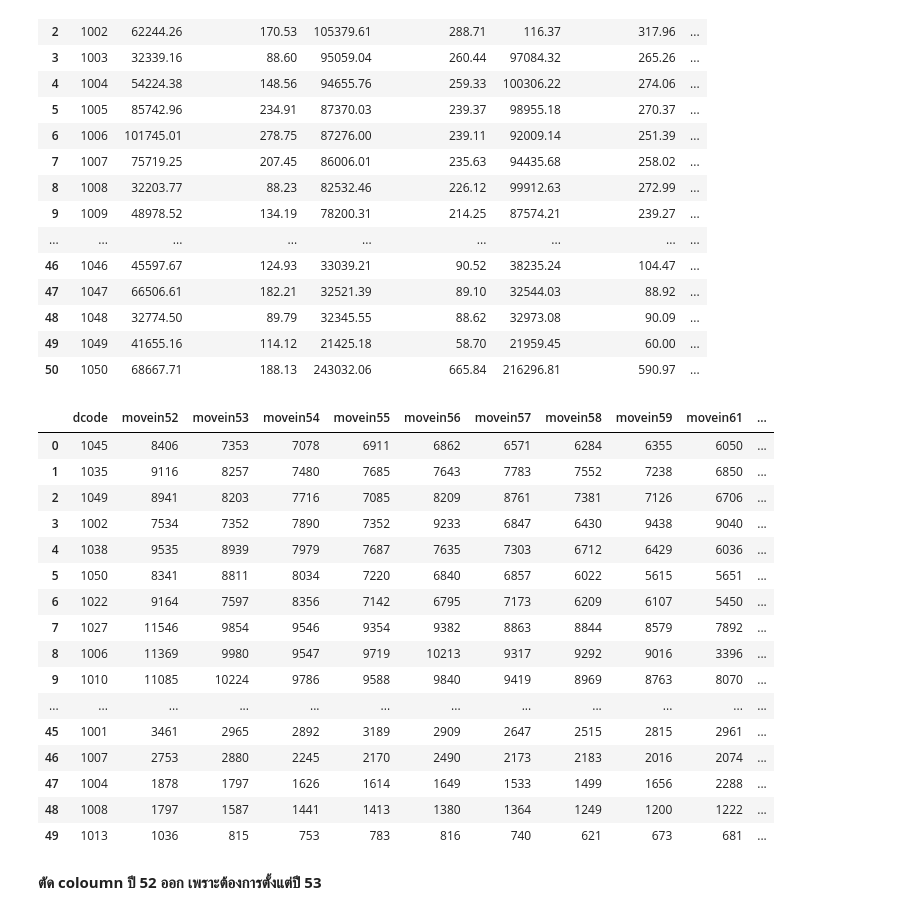
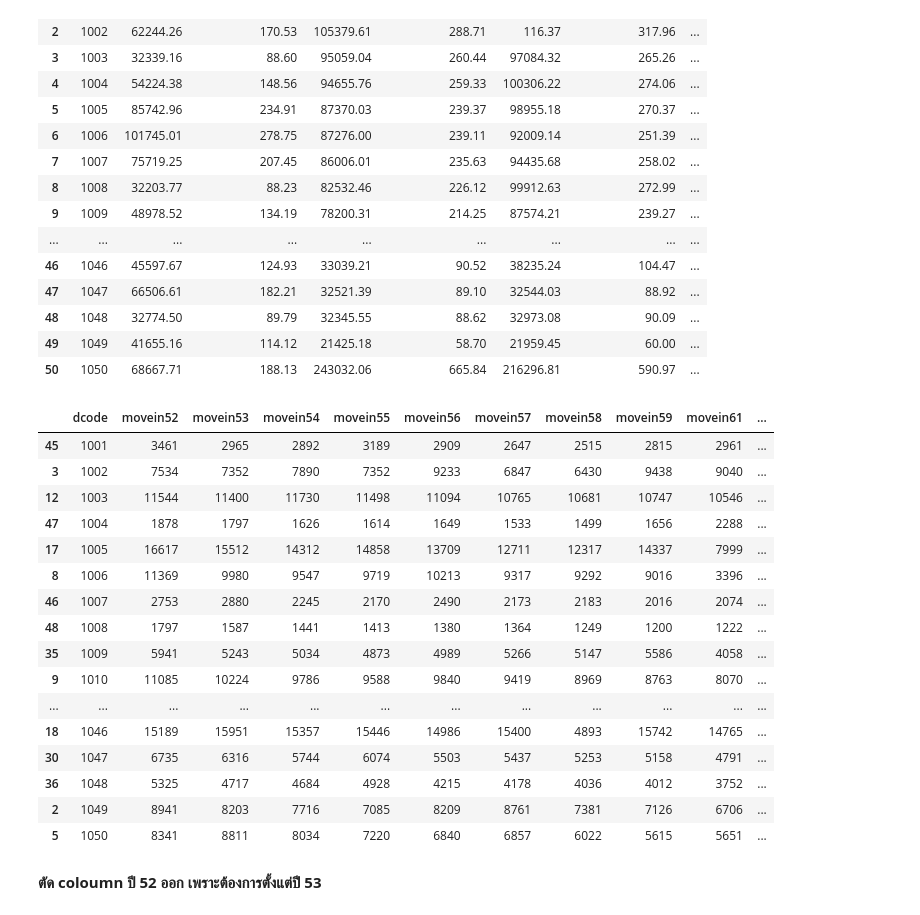
Before and after one commit to pondbaahh/DWDM21, a Jupyter notebook: Project_SUKUNA.ipynb, the cells around one changed output. Cells and saved outputs as stored; diff of their text form; code cells hidden in the pictures.

```diff
--- a/Project_SUKUNA.ipynb
+++ b/Project_SUKUNA.ipynb
@@ -250,27 +253,27 @@ garbage
 | 49 | 1049 | 41655.16 | 114.12 | 21425.18 | 58.70 | 21959.45 | 60.00 | ... |
 | 50 | 1050 | 68667.71 | 188.13 | 243032.06 | 665.84 | 216296.81 | 590.97 | ... |
 # %%
-moveinmoveout.drop(['movein60','moveout60'], axis=1, inplace=True)
+moveinmoveout_new.drop(['movein60','moveout60'], axis=1, inplace=True)
-# %%
-moveinmoveout
-# %% [output]
-|  | dcode | movein52 | movein53 | movein54 | movein55 | movein56 | movein57 | movein58 | movein59 | movein61 | ... |
-| 0 | 1045 | 8406 | 7353 | 7078 | 6911 | 6862 | 6571 | 6284 | 6355 | 6050 | ... |
-| 1 | 1035 | 9116 | 8257 | 7480 | 7685 | 7643 | 7783 | 7552 | 7238 | 6850 | ... |
-| 2 | 1049 | 8941 | 8203 | 7716 | 7085 | 8209 | 8761 | 7381 | 7126 | 6706 | ... |
-| 3 | 1002 | 7534 | 7352 | 7890 | 7352 | 9233 | 6847 | 6430 | 9438 | 9040 | ... |
-| 4 | 1038 | 9535 | 8939 | 7979 | 7687 | 7635 | 7303 | 6712 | 6429 | 6036 | ... |
-| 5 | 1050 | 8341 | 8811 | 8034 | 7220 | 6840 | 6857 | 6022 | 5615 | 5651 | ... |
-| 6 | 1022 | 9164 | 7597 | 8356 | 7142 | 6795 | 7173 | 6209 | 6107 | 5450 | ... |
-| 7 | 1027 | 11546 | 9854 | 9546 | 9354 | 9382 | 8863 | 8844 | 8579 | 7892 | ... |
-| 8 | 1006 | 11369 | 9980 | 9547 | 9719 | 10213 | 9317 | 9292 | 9016 | 3396 | ... |
-| 9 | 1010 | 11085 | 10224 | 9786 | 9588 | 9840 | 9419 | 8969 | 8763 | 8070 | ... |
-| ... | ... | ... | ... | ... | ... | ... | ... | ... | ... | ... | ... |
-| 45 | 1001 | 3461 | 2965 | 2892 | 3189 | 2909 | 2647 | 2515 | 2815 | 2961 | ... |
-| 46 | 1007 | 2753 | 2880 | 2245 | 2170 | 2490 | 2173 | 2183 | 2016 | 2074 | ... |
-| 47 | 1004 | 1878 | 1797 | 1626 | 1614 | 1649 | 1533 | 1499 | 1656 | 2288 | ... |
-| 48 | 1008 | 1797 | 1587 | 1441 | 1413 | 1380 | 1364 | 1249 | 1200 | 1222 | ... |
-| 49 | 1013 | 1036 | 815 | 753 | 783 | 816 | 740 | 621 | 673 | 681 | ... |
+# %%
+moveinmoveout_new
+# %% [output]
+|  | dcode | movein52 | movein53 | movein54 | movein55 | movein56 | movein57 | movein58 | movein59 | movein61 | ... |
+| 45 | 1001 | 3461 | 2965 | 2892 | 3189 | 2909 | 2647 | 2515 | 2815 | 2961 | ... |
+| 3 | 1002 | 7534 | 7352 | 7890 | 7352 | 9233 | 6847 | 6430 | 9438 | 9040 | ... |
+| 12 | 1003 | 11544 | 11400 | 11730 | 11498 | 11094 | 10765 | 10681 | 10747 | 10546 | ... |
+| 47 | 1004 | 1878 | 1797 | 1626 | 1614 | 1649 | 1533 | 1499 | 1656 | 2288 | ... |
+| 17 | 1005 | 16617 | 15512 | 14312 | 14858 | 13709 | 12711 | 12317 | 14337 | 7999 | ... |
+| 8 | 1006 | 11369 | 9980 | 9547 | 9719 | 10213 | 9317 | 9292 | 9016 | 3396 | ... |
+| 46 | 1007 | 2753 | 2880 | 2245 | 2170 | 2490 | 2173 | 2183 | 2016 | 2074 | ... |
+| 48 | 1008 | 1797 | 1587 | 1441 | 1413 | 1380 | 1364 | 1249 | 1200 | 1222 | ... |
+| 35 | 1009 | 5941 | 5243 | 5034 | 4873 | 4989 | 5266 | 5147 | 5586 | 4058 | ... |
+| 9 | 1010 | 11085 | 10224 | 9786 | 9588 | 9840 | 9419 | 8969 | 8763 | 8070 | ... |
+| ... | ... | ... | ... | ... | ... | ... | ... | ... | ... | ... | ... |
+| 18 | 1046 | 15189 | 15951 | 15357 | 15446 | 14986 | 15400 | 4893 | 15742 | 14765 | ... |
+| 30 | 1047 | 6735 | 6316 | 5744 | 6074 | 5503 | 5437 | 5253 | 5158 | 4791 | ... |
+| 36 | 1048 | 5325 | 4717 | 4684 | 4928 | 4215 | 4178 | 4036 | 4012 | 3752 | ... |
+| 2 | 1049 | 8941 | 8203 | 7716 | 7085 | 8209 | 8761 | 7381 | 7126 | 6706 | ... |
+| 5 | 1050 | 8341 | 8811 | 8034 | 7220 | 6840 | 6857 | 6022 | 5615 | 5651 | ... |
 # %% [markdown]
 **ตัด coloumn ปี 52 ออก เพราะต้องการตั้งแต่ปี 53**
 # %%
```
Also changed, not shown: parts of 29 cells of this notebook.
